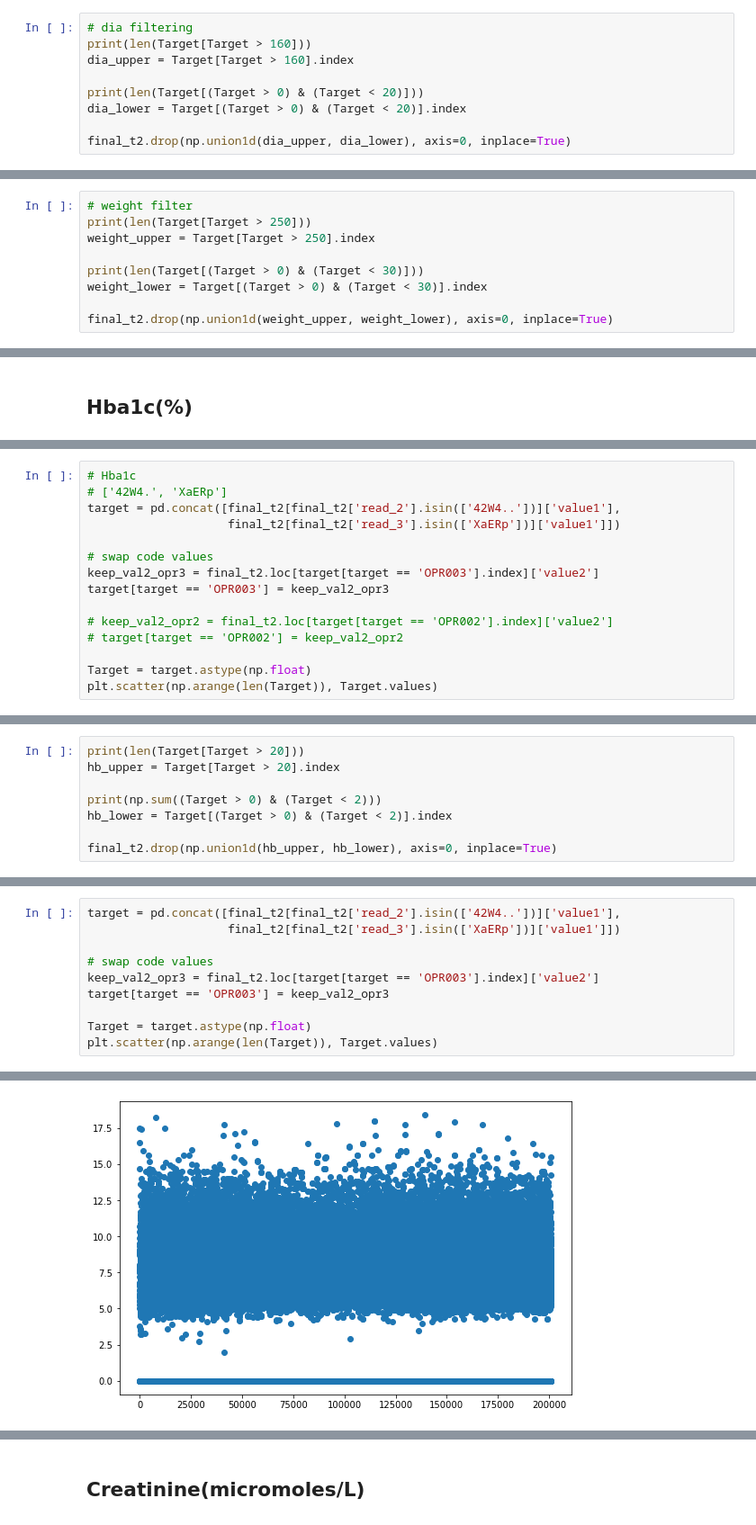
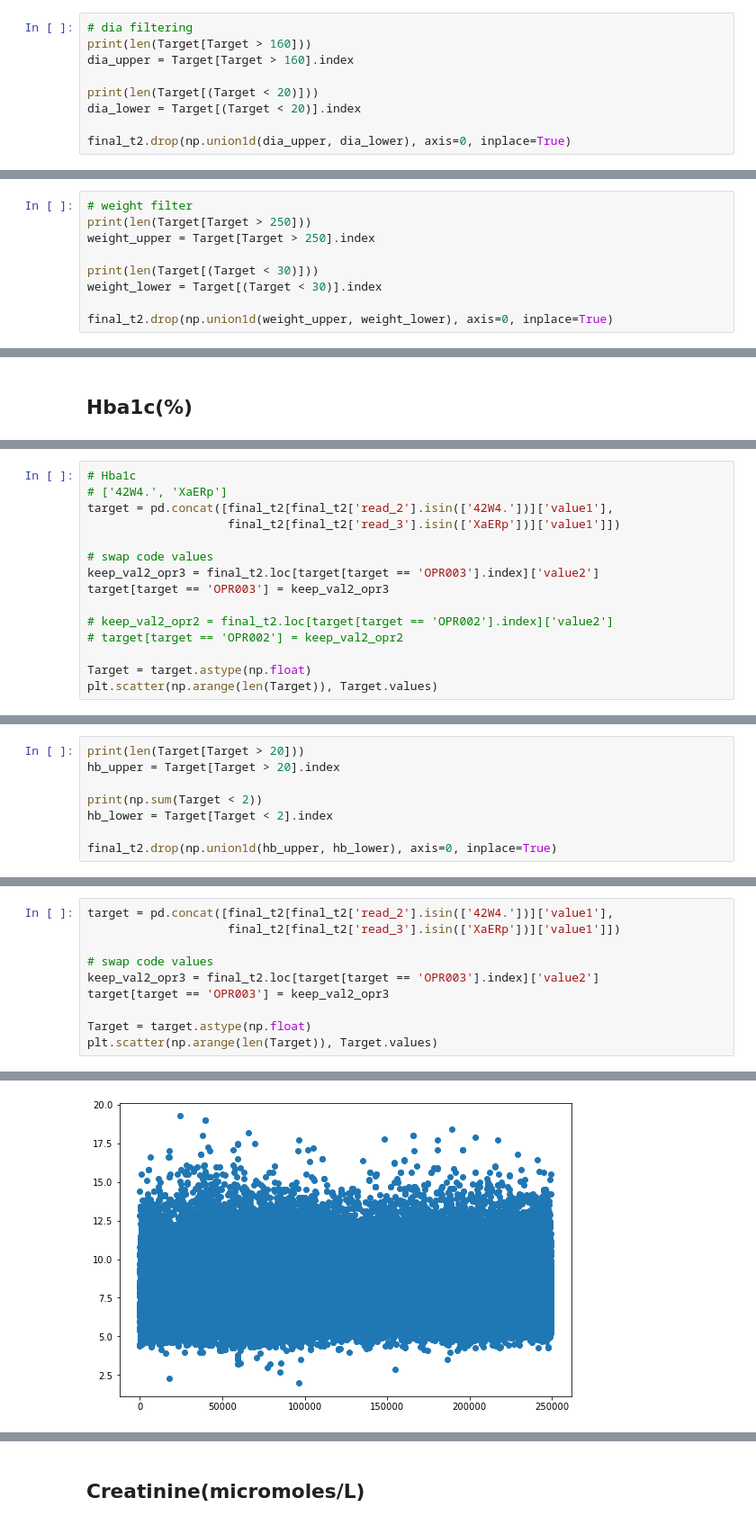
Before and after one commit to Junnh/UKBB, a Jupyter notebook: vars_filter.ipynb, the cells around one changed output, grey strips where cells are left out. Shown at 90% size. Drawn from its saved outputs; the diff is of its cells as text.

```diff
--- a/vars_filter.ipynb
+++ b/vars_filter.ipynb
@@ -86,8 +110,8 @@ plt.ylim((0, 500))
 print(len(Target[Target > 160]))
 dia_upper = Target[Target > 160].index
 
-print(len(Target[(Target > 0) & (Target < 20)]))
-dia_lower = Target[(Target > 0) & (Target < 20)].index
+print(len(Target[(Target < 20)]))
+dia_lower = Target[(Target < 20)].index
 
 final_t2.drop(np.union1d(dia_upper, dia_lower), axis=0, inplace=True)
 # %% [output]
@@ -123,8 +155,8 @@ plt.ylim((0, 2000))
 print(len(Target[Target > 250]))
 weight_upper = Target[Target > 250].index
 
-print(len(Target[(Target > 0) & (Target < 30)]))
-weight_lower = Target[(Target > 0) & (Target < 30)].index
+print(len(Target[(Target < 30)]))
+weight_lower = Target[(Target < 30)].index
 
 final_t2.drop(np.union1d(weight_upper, weight_lower), axis=0, inplace=True)
 # %% [output]
@@ -205,7 +265,7 @@ final_t2['read_2'].replace('42W5.', '42W4.', inplace=True)
 # %%
 # Hba1c
 # ['42W4.', 'XaERp']
-target = pd.concat([final_t2[final_t2['read_2'].isin(['42W4..'])]['value1'],
+target = pd.concat([final_t2[final_t2['read_2'].isin(['42W4.'])]['value1'],
                     final_t2[final_t2['read_3'].isin(['XaERp'])]['value1']])
 
 # swap code values
@@ -224,8 +286,8 @@ plt.scatter(np.arange(len(Target)), Target.values)
 print(len(Target[Target > 20]))
 hb_upper = Target[Target > 20].index
 
-print(np.sum((Target > 0) & (Target < 2)))
-hb_lower = Target[(Target > 0) & (Target < 2)].index
+print(np.sum(Target < 2))
+hb_lower = Target[Target < 2].index
 
 final_t2.drop(np.union1d(hb_upper, hb_lower), axis=0, inplace=True)
 # %% [output]
@@ -234,5 +296,5 @@ final_t2.drop(np.union1d(hb_upper, hb_lower), axis=0, inplace=True)
 # %%
-target = pd.concat([final_t2[final_t2['read_2'].isin(['42W4..'])]['value1'],
+target = pd.concat([final_t2[final_t2['read_2'].isin(['42W4.'])]['value1'],
                     final_t2[final_t2['read_3'].isin(['XaERp'])]['value1']])
 
 # swap code values
@@ -246 +310 @@ plt.scatter(np.arange(len(Target)), Target.values)
-[figure, old version]
+[figure, new version]
```
Also changed, not shown: parts of 75 cells of this notebook.
